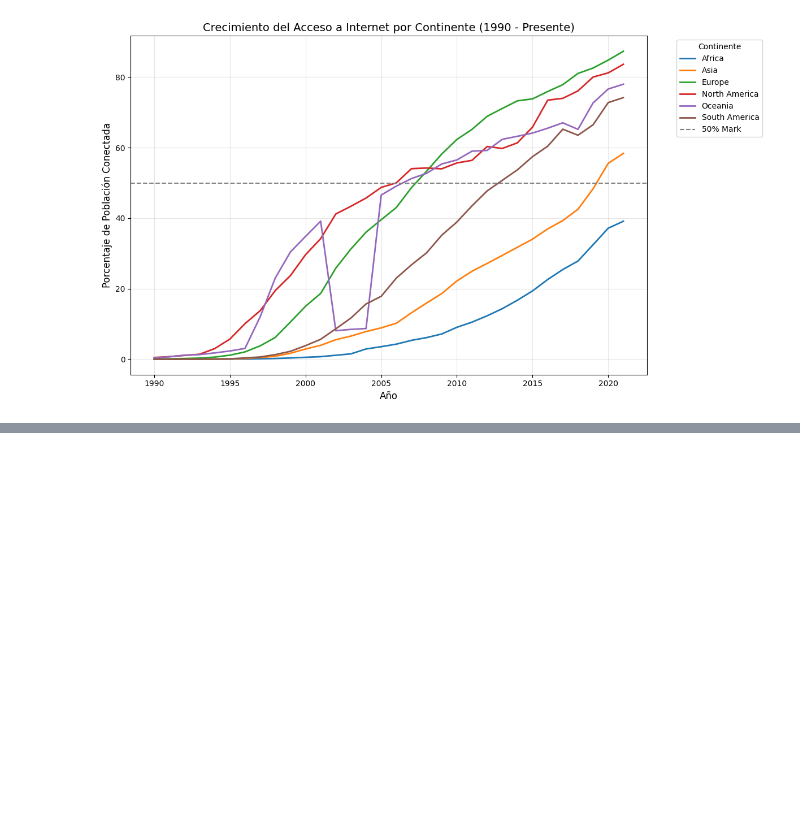
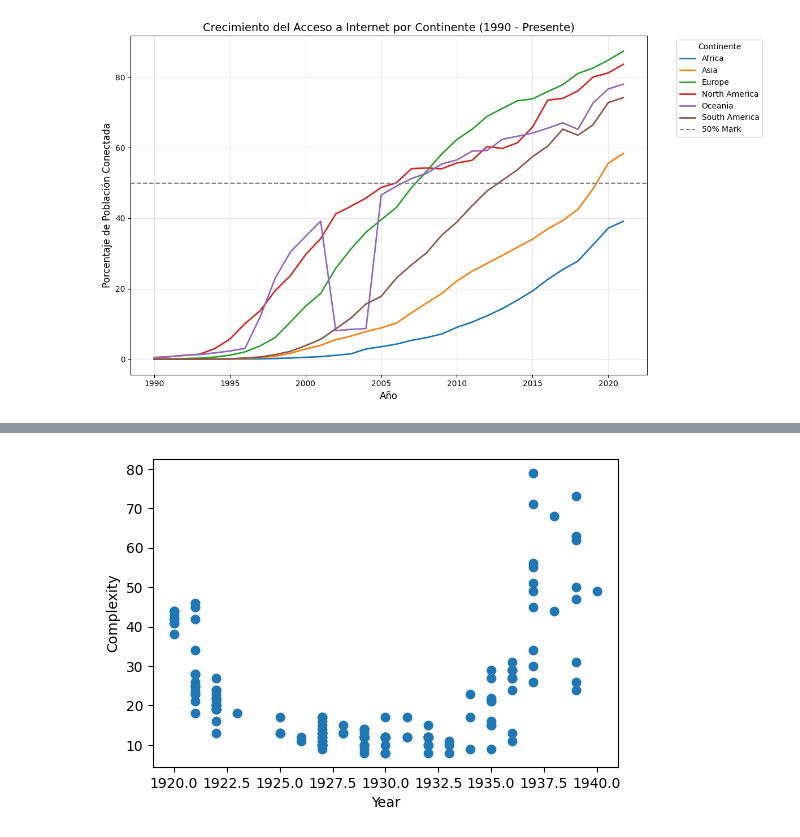
Before and after one commit to Jpablo179804/MineriaDatos, a Jupyter notebook: MineriaDatos.ipynb, the cells around one changed output, grey strips where cells are left out. Cells and saved outputs as stored; diff of their text form; code cells hidden in the pictures; blank space fills up the shorter version.

```diff
--- a/MineriaDatos.ipynb
+++ b/MineriaDatos.ipynb
@@ -2582,0 +2683,3 @@ plt.show()
+# %%
+painting_info = pd.read_csv('mondrian-painting-info.csv')
+painting_info
@@ -2582,0 +2779,4 @@ plt.show()
+# %%
+pd.options.display.max_rows = 10
+sizes = features.groupby('painting_id').size()
+sizes #display the result
@@ -2582,0 +2803,3 @@ plt.show()
+# %%
+complexity_df = sizes.reset_index(name='complexity')
+complexity_df
@@ -2582,0 +2858,4 @@ plt.show()
+# %%
+pd.options.display.max_rows = 10
+painting_info = painting_info.merge(complexity_df, on='painting_id', how='left')
+painting_info
@@ -2582,0 +2888,9 @@ plt.show()
+# %%
+import matplotlib.pyplot as plt
+plt.figure(figsize=(6, 4))
+plt.scatter(painting_info['year'], painting_info['complexity'])
+plt.xlabel('Year')
+plt.ylabel('Complexity')
+plt.show()
+# %% [output]
+[figure, added]
```
Also changed, not shown: parts of 37 cells of this notebook.
